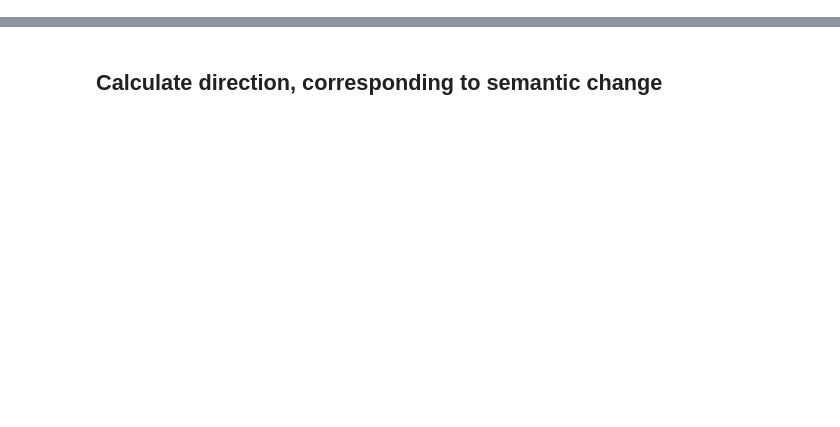
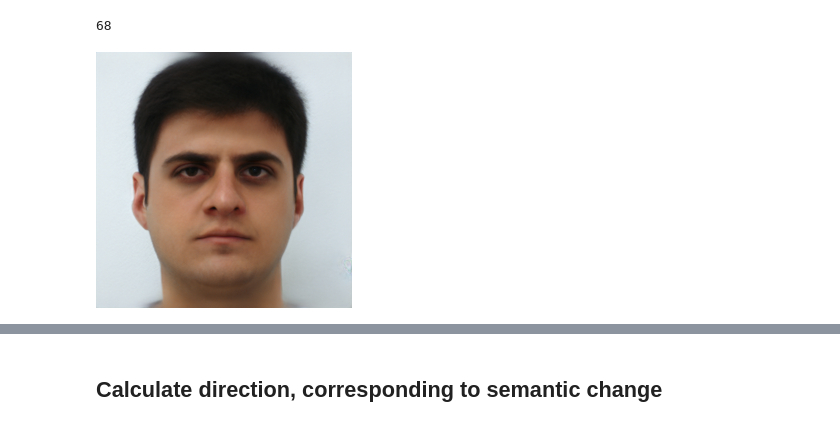
Before and after one commit to Andre6o6/stylegan-editing, a Jupyter notebook: StyleGAN_edit_images.ipynb, the cells around one changed output, grey strips where cells are left out. Cells and saved outputs as stored; diff of their text form; code cells hidden in the pictures; blank space fills up the shorter version.

```diff
--- a/StyleGAN_edit_images.ipynb
+++ b/StyleGAN_edit_images.ipynb
@@ -37,2 +50,44 @@ https://fei.edu.br/~cet/facedatabase.html
 # %%
 !python encode_images.py
+# %%
+import numpy as np
+import os
+from PIL import Image
+from interfacegan.models.stylegan_generator import StyleGANGenerator
+
+converted_model = StyleGANGenerator("stylegan_ffhq")
+
+print("Input\tReconstruction")
+for imgname in os.listdir("aligned_images"):
+    img_path = "aligned_images/" + imgname
+    latent_path = "latents/" + imgname + ".npy"
+
+    img = np.array(Image.open(img_path))
+
+    latent = np.load(latent_path)
+    g = converted_model.synthesize(latent, "WP")
+    g = converted_model.postprocess(g["image"])[0]
+
+    imgs_comb = np.hstack((img, g))
+    display(Image.fromarray(imgs_comb).resize((512,256)))
+# %%
+g = converted_model.synthesize(latent, "WP")
+g = converted_model.postprocess(g["image"])[0]
+g.max()
+# %% [output]
+68
+# %%
+device = torch.device("cuda:0" if torch.cuda.is_available() else "cpu")
+latent_optimizer = LatentOptimizer(converted_model.model)
+_, generated_image = latent_optimizer(torch.from_numpy(latent).to(device))
+# %%
+def get_image_numpy(tensor):
+    img = tensor.detach().cpu().squeeze().numpy()
+    img = img.transpose((1,2,0))
+    img = (img - img.min())/(img.max() - img.min())
+    img = (255*img).astype(np.uint8)
+    return img
+g = get_image_numpy(generated_image)
+display(Image.fromarray(g).resize((256,256)))
+# %% [output]
+[figure, added]
```
Also changed, not shown: parts of 26 cells of this notebook.
